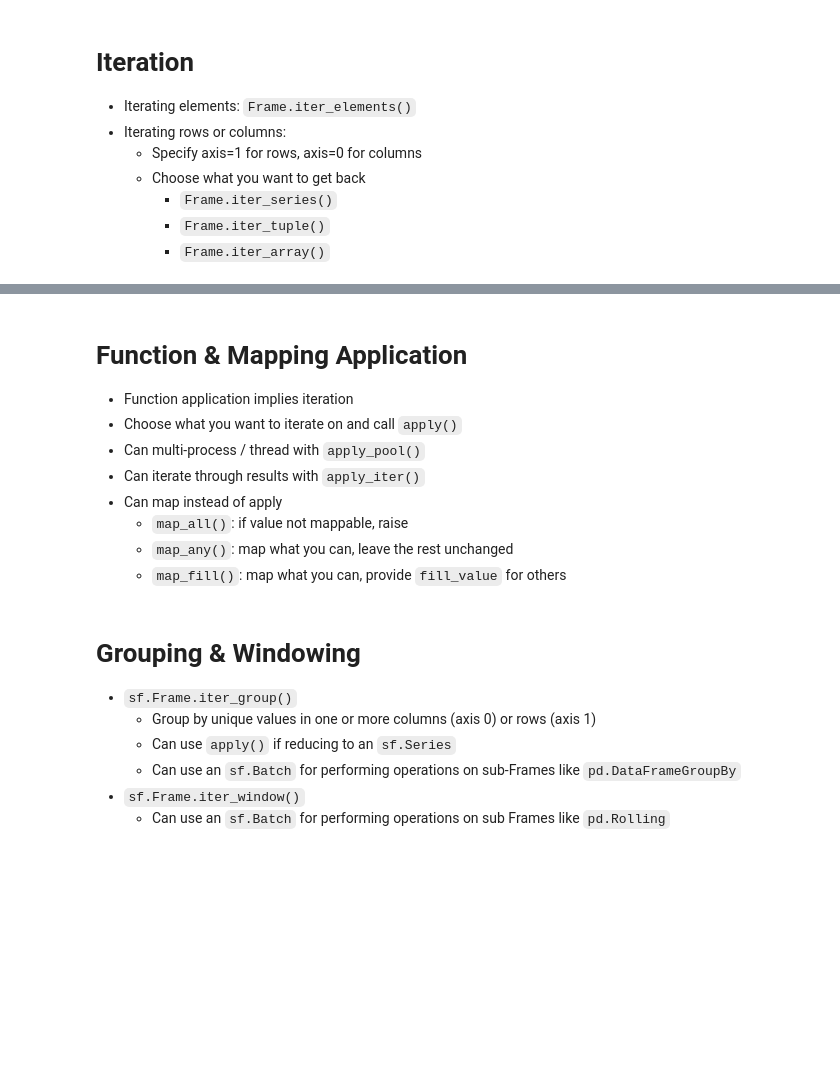
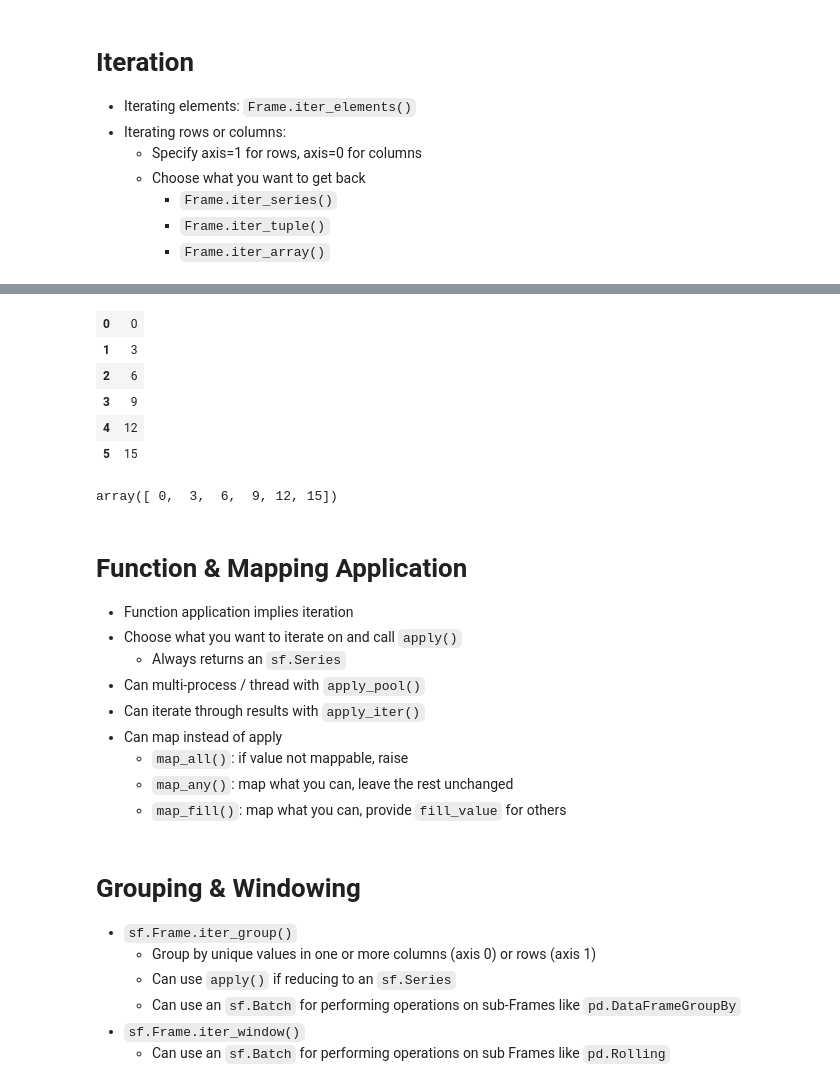
Before and after one commit to static-frame/static-frame, a Jupyter notebook: doc/source/articles/dfbp.ipynb, the cells around one changed output, grey strips where cells are left out. Cells and saved outputs as stored; diff of their text form; code cells hidden in the pictures; blank space fills up the shorter version.

```diff
--- a/doc/source/articles/dfbp.ipynb
+++ b/doc/source/articles/dfbp.ipynb
@@ -487,7 +540,20 @@ print(str(f4.unset_index()))
+# %%
+# Axis 0 iterates columns, next() gets the first
+display(next(iter(f5.iter_series(axis=0))))
+next(iter(f5.iter_array(axis=0)))
+# %% [output]
+| 0 | 0 |
+| 1 | 3 |
+| 2 | 6 |
+| 3 | 9 |
+| 4 | 12 |
+| 5 | 15 |
+array([ 0,  3,  6,  9, 12, 15])
 # %% [markdown]
 # Function & Mapping Application
 * Function application implies iteration
 * Choose what you want to iterate on and call `apply()`
+    * Always returns an `sf.Series`
 * Can multi-process / thread with `apply_pool()`
 * Can iterate through results with `apply_iter()`
 * Can map instead of apply
```
Also changed, not shown: parts of 36 cells of this notebook, 1 other file.
